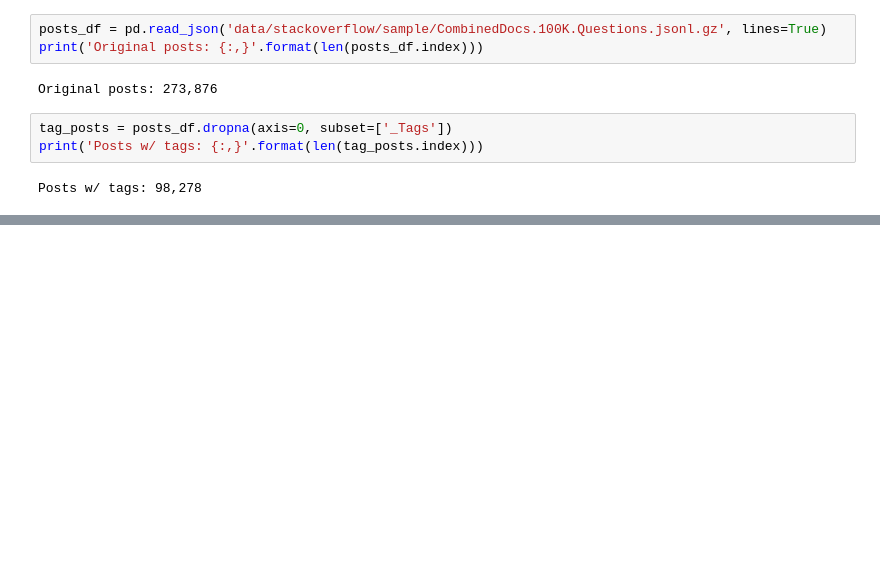
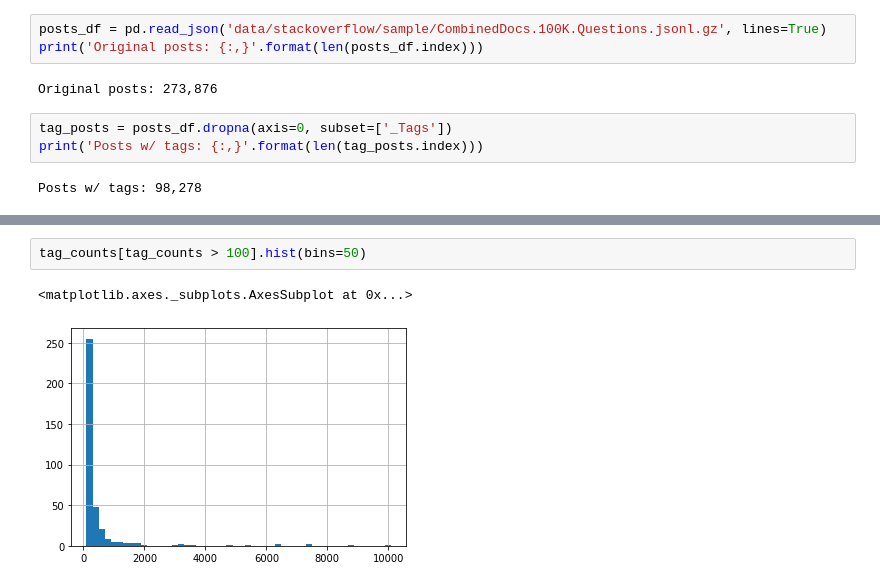
Before and after one commit to rjurney/deep_products, a Jupyter notebook: code/Deep Tag Labeler.ipynb, the cells around one changed output, grey strips where cells are left out. Saved outputs shown, nothing was run; the diff lists cells and outputs as text; blank space fills up the shorter version.

```diff
--- a/code/Deep Tag Labeler.ipynb
+++ b/code/Deep Tag Labeler.ipynb
@@ -333,0 +70,5 @@ AttributeError: 'numpy.dtype' object has no attribute 'base_dtype'
+# %%
+tag_counts[tag_counts > 100].hist(bins=50)
+# %% [output]
+<matplotlib.axes._subplots.AxesSubplot at 0x...>
+[figure, added]
```
Also changed, not shown: parts of 45 cells of this notebook.
